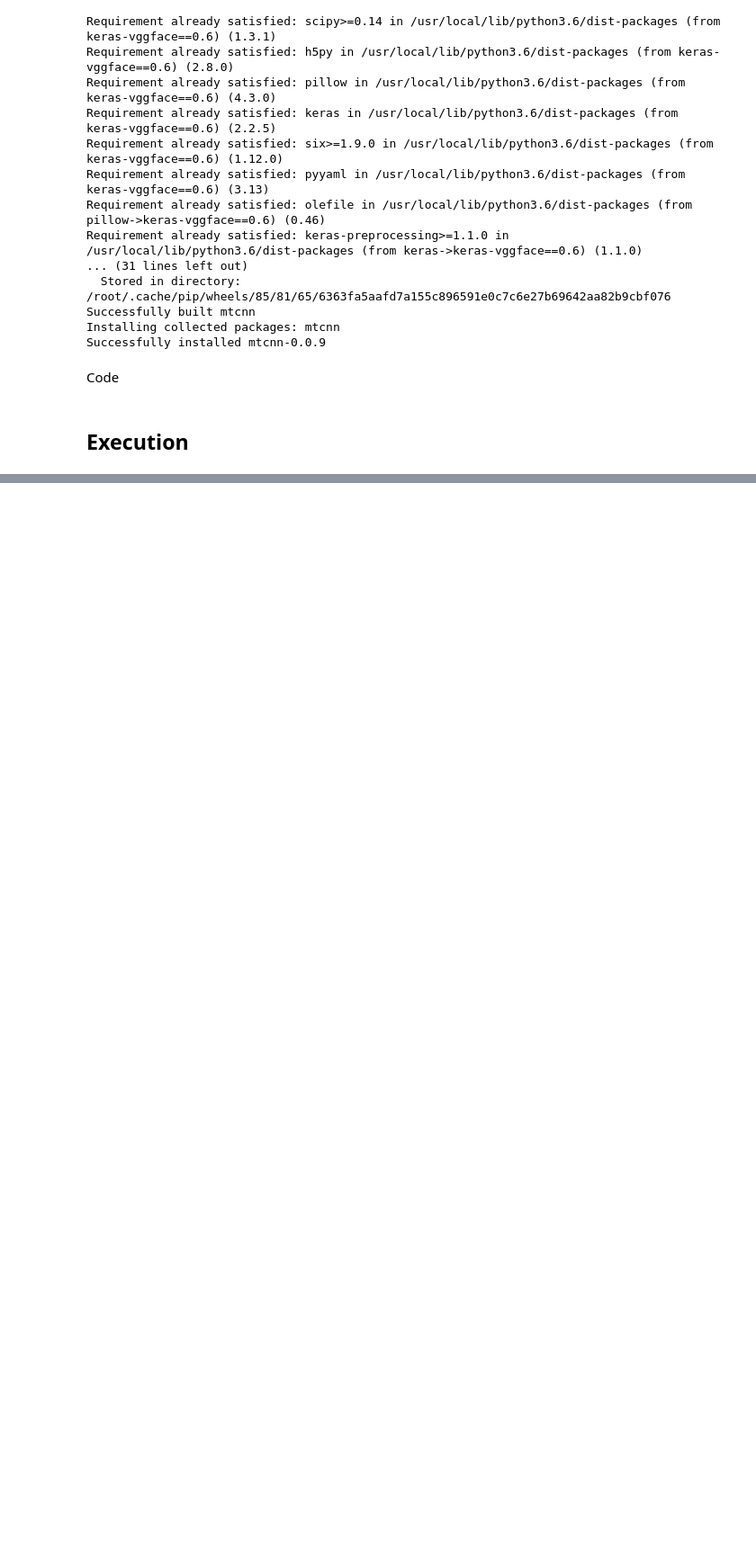
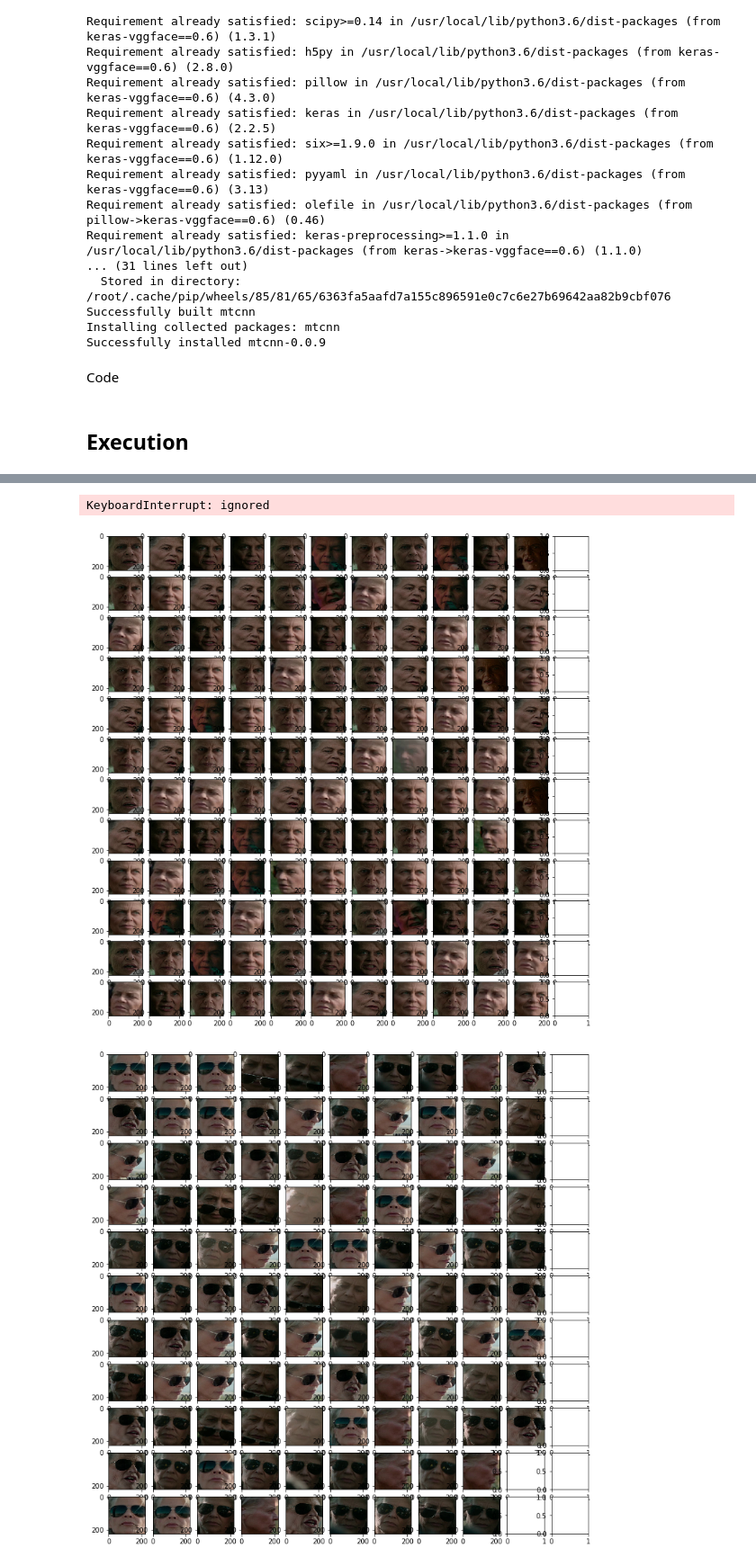
Before and after one commit to 26medias/TF-Face-Angle-Translation, a Jupyter notebook: Face_Position_Dataset_Builder_One_shot_per_video.ipynb, the cells around one changed output, grey strips where cells are left out. Shown at 90% size. Cells and saved outputs as stored; diff of their text form; code cells hidden in the pictures; blank space fills up the shorter version.

Commit message:
Clustering + exporting faces + grid preview per group

```diff
--- a/Face_Position_Dataset_Builder_One_shot_per_video.ipynb
+++ b/Face_Position_Dataset_Builder_One_shot_per_video.ipynb
@@ -99,10 +101,23 @@ if not os.path.isdir(DIR_FACES):
 # The methods
 # ===========
 
+# Colab progress bar
+def progress(value, max=100):
+    return HTML("""
+        <progress
+            value='{value}'
+            max='{max}',
+            style='width: 100%'
+        >
+            {value}
+        </progress>
+    """.format(value=value, max=max))
+
 # Get the directory of a filename
 def getDir(filename):
   p = Path(filename);
   return p.parts[len(p.parts)-2]
+
 # Dowload a video from a url
 def downloadFile(url):
   myfile = requests.get(url)
@@ -256,7 +271,7 @@ def clusterFaces(faces, embeddings):
 # Cluster all the faces from a remote video
 def clusterFacesOnVideo(url):
   videoFilename = downloadFile(url)
-  faces         = videoToFaces(videoFilename, CAPTURE_FPS, 23*45)
+  faces         = videoToFaces(videoFilename, CAPTURE_FPS)
 
   if not os.path.isdir(DIR_FACES+"/ALL"):
     os.mkdir(DIR_FACES+"/ALL", 755);
@@ -305,0 +351,37 @@ auth.authenticate_user()
+# %%
+def imageFilesToGrid(directory, outputFilename):
+  filenames = glob.glob(directory+'/*.jpg')
+  print(directory, ": ", len(filenames), " images")
+  if len(filenames) < 4:
+    return False
+  result_figsize_resolution = 10 # 1 = 100px
+
+  images_count = len(filenames)
+  # Calculate the grid size:
+  grid_size = math.ceil(math.sqrt(images_count))
+
+  # Create plt plot:
+  fig, axes = pyplot.subplots(grid_size, grid_size, figsize=(result_figsize_resolution, result_figsize_resolution))
+
+  current_file_number = 0
+  for image_filename in filenames:
+      x_position = current_file_number % grid_size
+      y_position = current_file_number // grid_size
+      plt_image = pyplot.imread(image_filename)
+      axes[x_position, y_position].imshow(plt_image)
+      current_file_number += 1
+  pyplot.subplots_adjust(left=0.0, right=1.0, bottom=0.0, top=1.0)
+  pyplot.savefig(outputFilename)
+  #pyplot.show()
+
+def exportImageGrids(directory):
+  dirs = os.listdir(directory)
+  dirs.sort()
+  ndirs = len(dirs)
+  for n,dir in enumerate(dirs):
+    if dir is not "ALL":
+      imageFilesToGrid(directory+"/"+dir, directory+"/"+dir+".jpg");
+    progress(n, ndirs)
+
+exportImageGrids("faces")
+# %% [output]
@@ -305,0 +408,3 @@ auth.authenticate_user()
+KeyboardInterrupt: ignored
+[figure, added]
+[figure, added]
```
Also changed, not shown: parts of 6 cells of this notebook.
